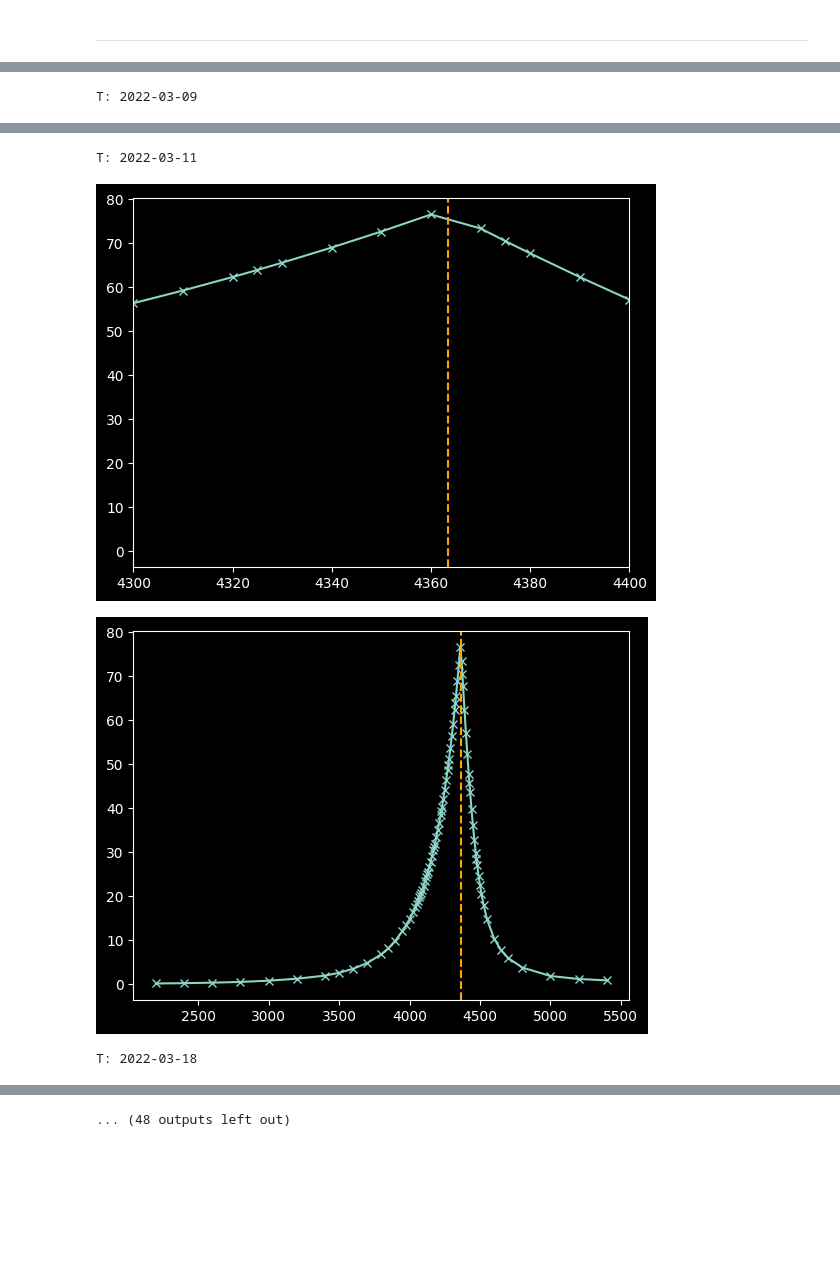
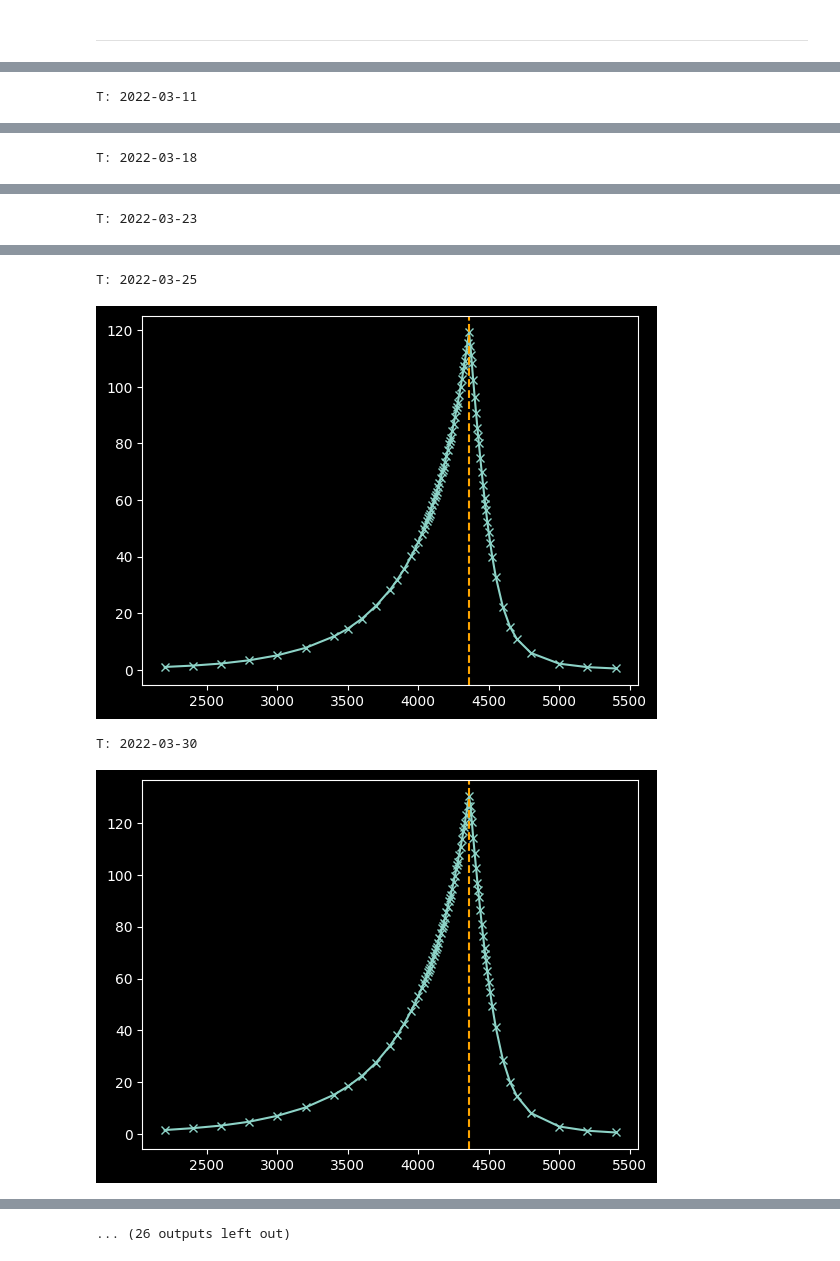
Before and after one commit to mayurankv/msc-statistics-dissertation, a Jupyter notebook: Project/notebooks/rbergomi_test.ipynb, the cells around one changed output, grey strips where cells are left out. Saved outputs shown, nothing was run; the diff lists cells and outputs as text; code cells hidden in the pictures; blank space fills up the shorter version.

```diff
--- a/Project/notebooks/rbergomi_test.ipynb
+++ b/Project/notebooks/rbergomi_test.ipynb
@@ -18,11 +20,13 @@ from stochastic_volatility_models.src.utils.options.strikes import find_closest_
 ticker = "SPX"
 spx = Underlying(ticker)
 vix = Underlying("VIX")
-pricing_model = PricingModel()  # "Black-76 EMM"
+pricing_model = PricingModel("Black-76 EMM")  # "Black-76 EMM"
 time = np.datetime64("2022-03-03")
 # %%
 expiries = np.array(
-	["2022-03-04", "2022-03-09", "2022-03-11", "2022-03-18", "2022-03-23", "2022-03-25", "2022-03-30", "2022-03-31", "2022-04-01", "2022-04-08", "2022-04-14", "2022-04-22", "2022-04-29", "2022-05-20", "2022-05-31", "2022-06-17", "2022-06-30", "2022-07-15", "2022-07-29", "2022-08-31"], dtype=np.datetime64
+	# ["2022-03-04", "2022-03-09", "2022-03-11", "2022-03-18", "2022-03-23", "2022-03-25", "2022-03-30", "2022-03-31", "2022-04-01", "2022-04-08", "2022-04-14", "2022-04-22", "2022-04-29", "2022-05-20", "2022-05-31", "2022-06-17", "2022-06-30", "2022-07-15", "2022-07-29", "2022-08-31"], dtype=np.datetime64
+	["2022-03-09", "2022-03-11", "2022-03-18", "2022-03-23", "2022-03-25", "2022-03-30", "2022-03-31", "2022-04-01", "2022-04-08", "2022-04-14", "2022-04-22", "2022-04-29", "2022-05-20", "2022-05-31", "2022-06-17", "2022-06-30", "2022-07-15", "2022-07-29", "2022-08-31"],
+	dtype=np.datetime64,
 )
 
 strikes = np.array(
@@ -130,11 +134,12 @@ vix_vs = VolatilitySurface(
 )
 # %%
 model = RoughBergomi(
-	parameters={
-		"hurst_index": 0.93,
-		"wiener_correlation": -0.9,
-		"volatility_of_volatility": 1.9,
-	}
+	# parameters={
+	# 	"hurst_index": 0.93,
+	# 	"wiener_correlation": -0.9,
+	# 	"volatility_of_volatility": 1.9,
+	# }
+	parameters={"hurst_index": 0.778517007065415, "wiener_correlation": -0.9193795156073621, "volatility_of_volatility": 3.1856091243775864}
 )
 # %%
 prices = spx_vs.model_price(time=time, model=model)
@@ -298,5 +303,5 @@ T: 2022-03-18
 # %%
-plot_closeup = True
+plot_closeup = False
 
 volatility_surface = spx_vs
 surface = volatility_surface.surface_quantities(
@@ -329,0 +335 @@ T: 2022-03-04
+T: 2022-03-11
@@ -331 +337 @@ T: 2022-03-04
-T: 2022-03-09
+T: 2022-03-18
@@ -332,0 +339 @@ T: 2022-03-09
+T: 2022-03-23
@@ -334,4 +341,4 @@ T: 2022-03-09
-T: 2022-03-11
+T: 2022-03-25
-[figure, old version]
+[figure, new version]
+T: 2022-03-30
-[figure, old version]
+[figure, new version]
-T: 2022-03-18
@@ -340,2 +345,2 @@ T: 2022-03-18
-... (48 outputs left out)
+... (26 outputs left out)
 # %%
```
Also changed, not shown: parts of 8 cells of this notebook, 20 other files.
